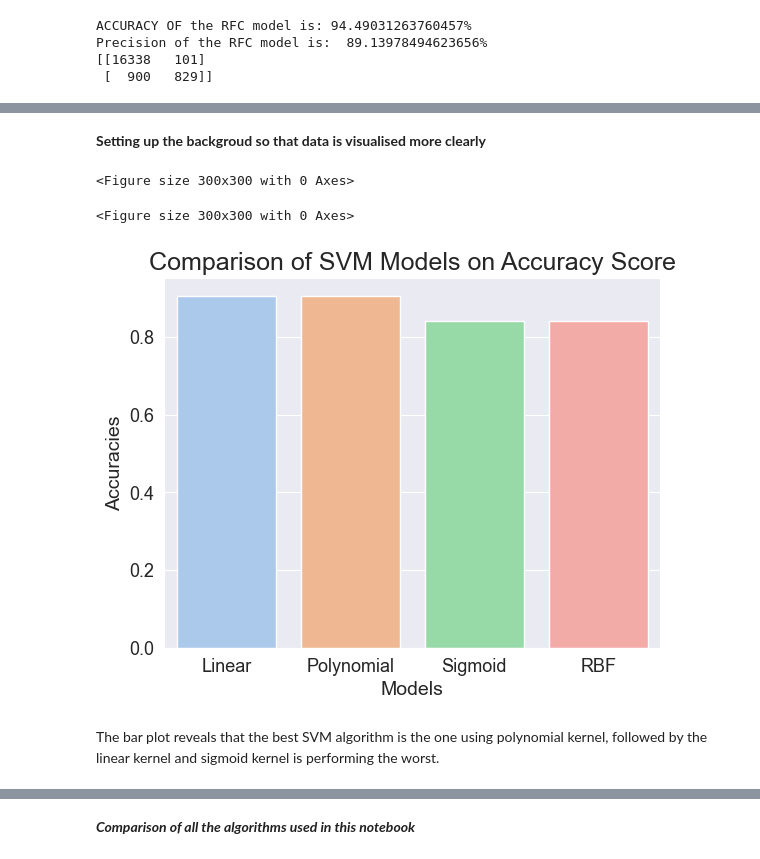
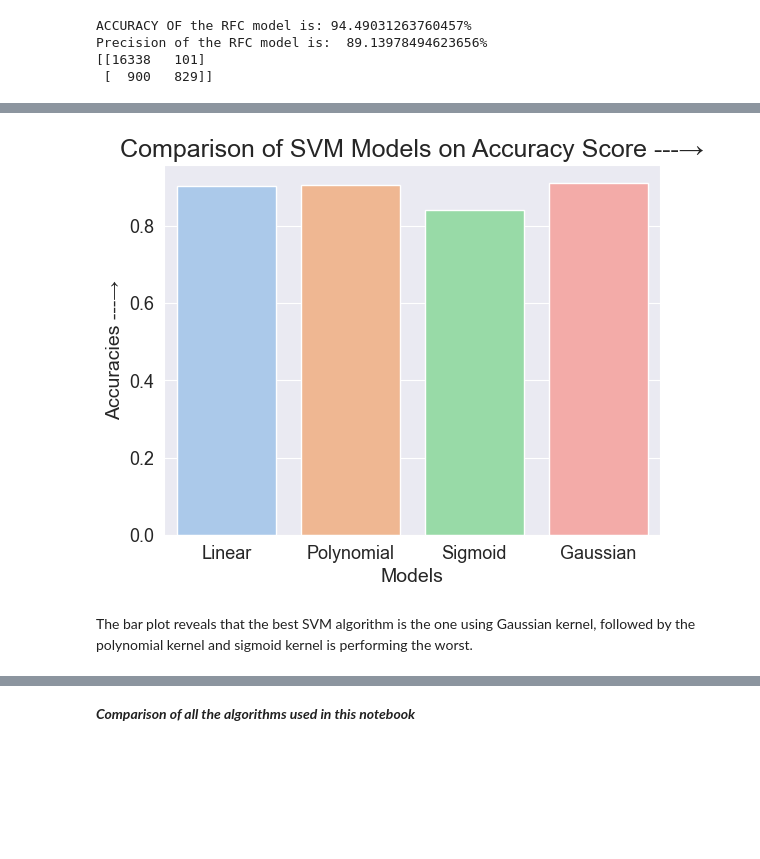
Before and after one commit to RashidSiddiqui2004/DevComm-ML-Task, a Jupyter notebook: DevCommNASAtask.ipynb, the cells around one changed output, grey strips where cells are left out. Cells and saved outputs as stored; diff of their text form; code cells hidden in the pictures; blank space fills up the shorter version.

```diff
--- a/DevCommNASAtask.ipynb
+++ b/DevCommNASAtask.ipynb
@@ -376,13 +426,15 @@ Precision of the RFC model is:  17.789001122334454%
 # %%
-#SVM with rbf kernel
+#SVM with Gaussian kernel
 svmModel4 = SVC(kernel='rbf')
 
 # fitting x samples and y classes
 svmModel4.fit(X_train,y_train)
 
 y_pred_svm4 = svmModel4.predict(X_test)
-score_SVM4 = accuracy_score(y_test,y_pred_svm3)
-precScore_SVM4 = precision_score(y_test,y_pred_svm3)
+score_SVM4 = accuracy_score(y_test,y_pred_svm4)
+precScore_SVM4 = precision_score(y_test,y_pred_svm4)
+
+print("            ---Gaussian Kernel---")
 print("ACCURACY OF the RFC model is: "+ str(score_SVM4 *100)+ "%")
 print("Precision of the RFC model is:  "+ str(precScore_SVM4 *100)+"%")
 # %% [output]
@@ -409,32 +501,17 @@ Precision of the RFC model is:  89.13978494623656%
 accuracies = [score_SVM1,score_SVM2,score_SVM3,score_SVM4]
 precision_Scores = [precScore_SVM1,precScore_SVM2,precScore_SVM3,precScore_SVM4]
 
-x_labels = ['Linear','Polynomial','Sigmoid','RBF']
+x_labels = ['Linear','Polynomial','Sigmoid','Gaussian']
-# %% [markdown]
-**Setting up the backgroud so that data is visualised more clearly**
-# %%
-sns.set_style('darkgrid')
-plt.rc('axes', titlesize=18)
-plt.rc('axes', labelsize=14)
-plt.rc('xtick', labelsize=13)
-plt.rc('ytick', labelsize=13)
-plt.rc('legend', fontsize=13)
-plt.rc('font', size=13)
-sns.color_palette('pastel')
-plt.figure(figsize=(3,3))
-# %% [output]
-<Figure size 300x300 with 0 Axes>
-<Figure size 300x300 with 0 Axes>
 # %%
 #using seaborn for visualisation of accuracies of different SVM Models
 ax = sns.barplot(x=x_labels, y=accuracies, palette='pastel', ci=None)
-ax.set(title='Comparison of SVM Models on Accuracy Score', xlabel='Models', ylabel='Accuracies')
+ax.set(title='Comparison of SVM Models on Accuracy Score ---→' , xlabel='Models', ylabel='Accuracies ---→')
 plt.show()
 # %% [output]
-[figure, old version]
+[figure, new version]
 # %% [markdown]
-The bar plot reveals that the best SVM algorithm is the one using polynomial kernel, followed by
-the linear kernel and sigmoid kernel is performing the worst.
+The bar plot reveals that the best SVM algorithm is the one using Gaussian kernel, followed by
+the polynomial kernel and sigmoid kernel is performing the worst.
 # %%
 plt.set_cmap("gist_rainbow")
 ax = sns.barplot(x=x_labels, y=precision_Scores, palette='pastel', ci=None)
```
Also changed, not shown: parts of 26 cells of this notebook.
